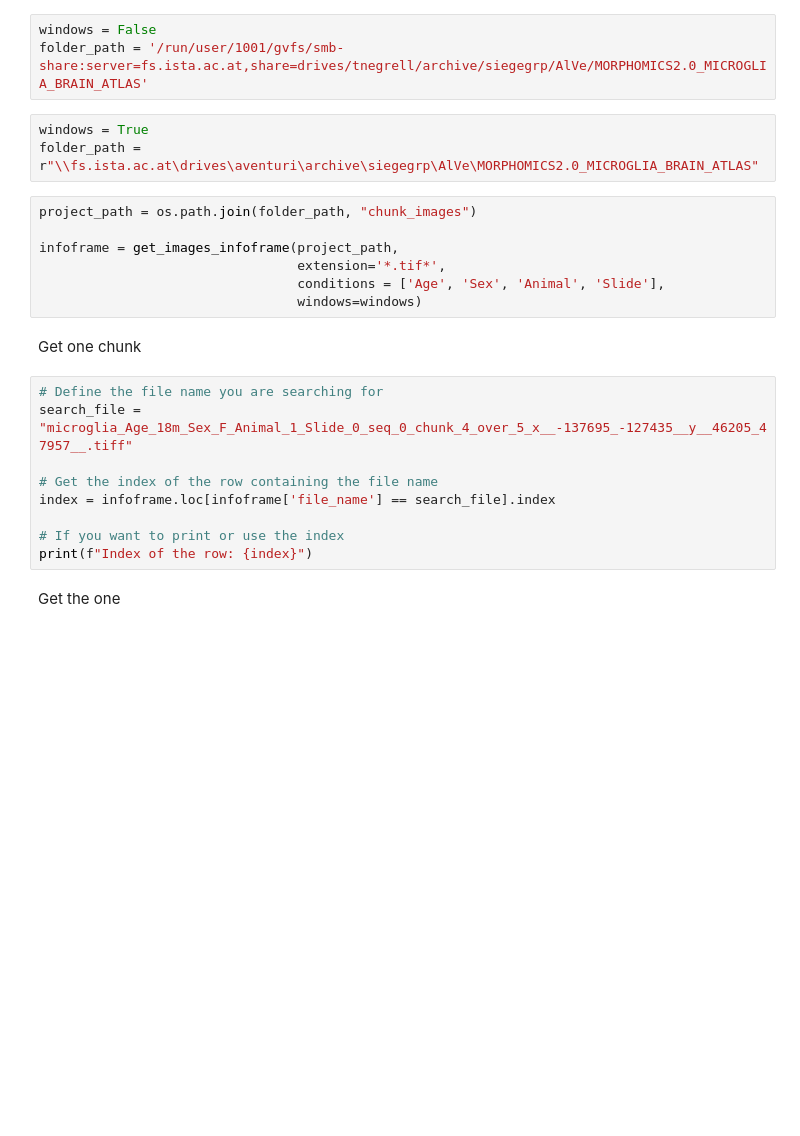
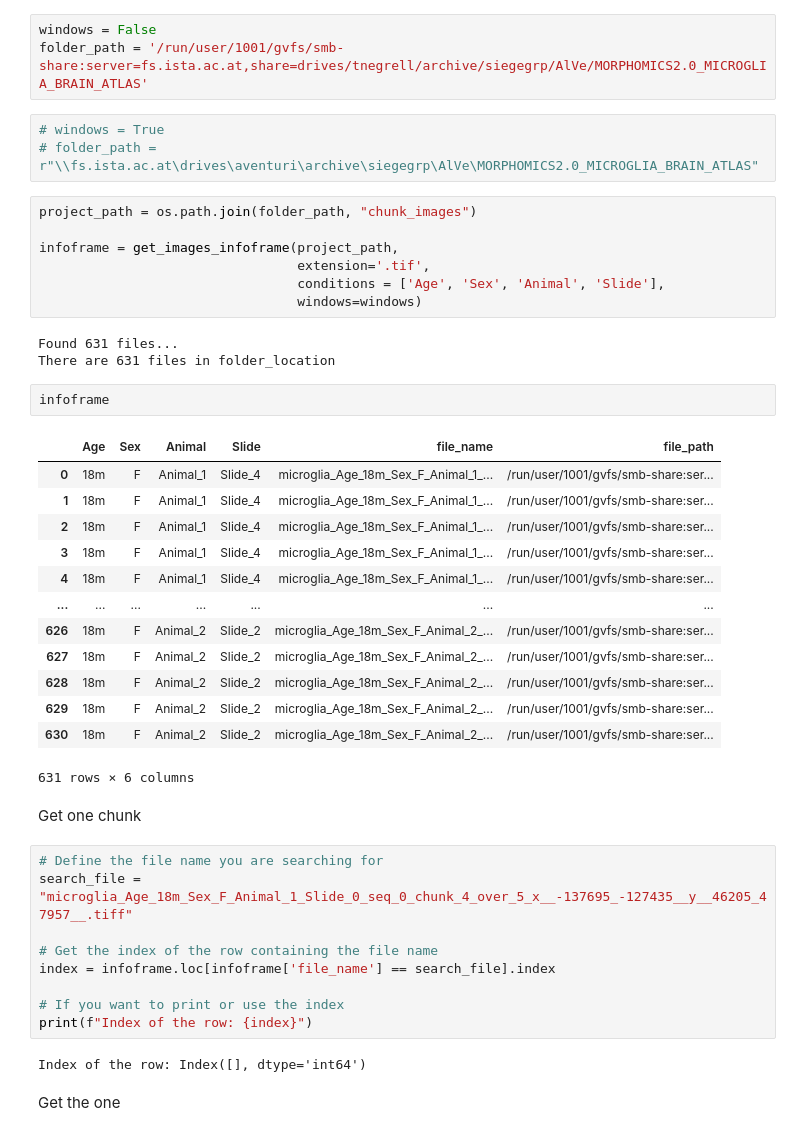
Before and after one commit to siegert-lab/preprocess_images, a Jupyter notebook: trials/f_trial_traice.ipynb, the cells around one changed output. Drawn from its saved outputs; the diff is of its cells as text; blank space fills up the shorter version.

```diff
--- a/trials/f_trial_traice.ipynb
+++ b/trials/f_trial_traice.ipynb
@@ -16,15 +16,34 @@ Get chunk images .tiff
 windows = False
 folder_path = '/run/user/1001/gvfs/smb-share:server=fs.ista.ac.at,share=drives/tnegrell/archive/siegegrp/AlVe/MORPHOMICS2.0_MICROGLIA_BRAIN_ATLAS'
 # %%
-windows = True
-folder_path = r"\\fs.ista.ac.at\drives\aventuri\archive\siegegrp\AlVe\MORPHOMICS2.0_MICROGLIA_BRAIN_ATLAS"
+# windows = True
+# folder_path = r"\\fs.ista.ac.at\drives\aventuri\archive\siegegrp\AlVe\MORPHOMICS2.0_MICROGLIA_BRAIN_ATLAS"
 # %%
 project_path = os.path.join(folder_path, "chunk_images")
 
 infoframe = get_images_infoframe(project_path,
-                                 extension='*.tif*',
+                                 extension='.tif',
                                  conditions = ['Age', 'Sex', 'Animal', 'Slide'],
                                  windows=windows)
+# %% [output]
+Found 631 files...
+There are 631 files in folder_location
+# %%
+infoframe
+# %% [output]
+|  | Age | Sex | Animal | Slide | file_name | file_path |
+| 0 | 18m | F | Animal_1 | Slide_4 | microglia_Age_18m_Sex_F_Animal_1_... | /run/user/1001/gvfs/smb-share:ser... |
+| 1 | 18m | F | Animal_1 | Slide_4 | microglia_Age_18m_Sex_F_Animal_1_... | /run/user/1001/gvfs/smb-share:ser... |
+| 2 | 18m | F | Animal_1 | Slide_4 | microglia_Age_18m_Sex_F_Animal_1_... | /run/user/1001/gvfs/smb-share:ser... |
+| 3 | 18m | F | Animal_1 | Slide_4 | microglia_Age_18m_Sex_F_Animal_1_... | /run/user/1001/gvfs/smb-share:ser... |
+| 4 | 18m | F | Animal_1 | Slide_4 | microglia_Age_18m_Sex_F_Animal_1_... | /run/user/1001/gvfs/smb-share:ser... |
+| ... | ... | ... | ... | ... | ... | ... |
+| 626 | 18m | F | Animal_2 | Slide_2 | microglia_Age_18m_Sex_F_Animal_2_... | /run/user/1001/gvfs/smb-share:ser... |
+| 627 | 18m | F | Animal_2 | Slide_2 | microglia_Age_18m_Sex_F_Animal_2_... | /run/user/1001/gvfs/smb-share:ser... |
+| 628 | 18m | F | Animal_2 | Slide_2 | microglia_Age_18m_Sex_F_Animal_2_... | /run/user/1001/gvfs/smb-share:ser... |
+| 629 | 18m | F | Animal_2 | Slide_2 | microglia_Age_18m_Sex_F_Animal_2_... | /run/user/1001/gvfs/smb-share:ser... |
+| 630 | 18m | F | Animal_2 | Slide_2 | microglia_Age_18m_Sex_F_Animal_2_... | /run/user/1001/gvfs/smb-share:ser... |
+631 rows × 6 columns
 # %% [markdown]
 Get one chunk
 # %%
@@ -36,6 +55,8 @@ index = infoframe.loc[infoframe['file_name'] == search_file].index
 
 # If you want to print or use the index
 print(f"Index of the row: {index}")
+# %% [output]
+Index of the row: Index([], dtype='int64')
 # %% [markdown]
 Get the one
 # %%
```
Also changed, not shown: parts of 8 cells of this notebook, 5 other files.
